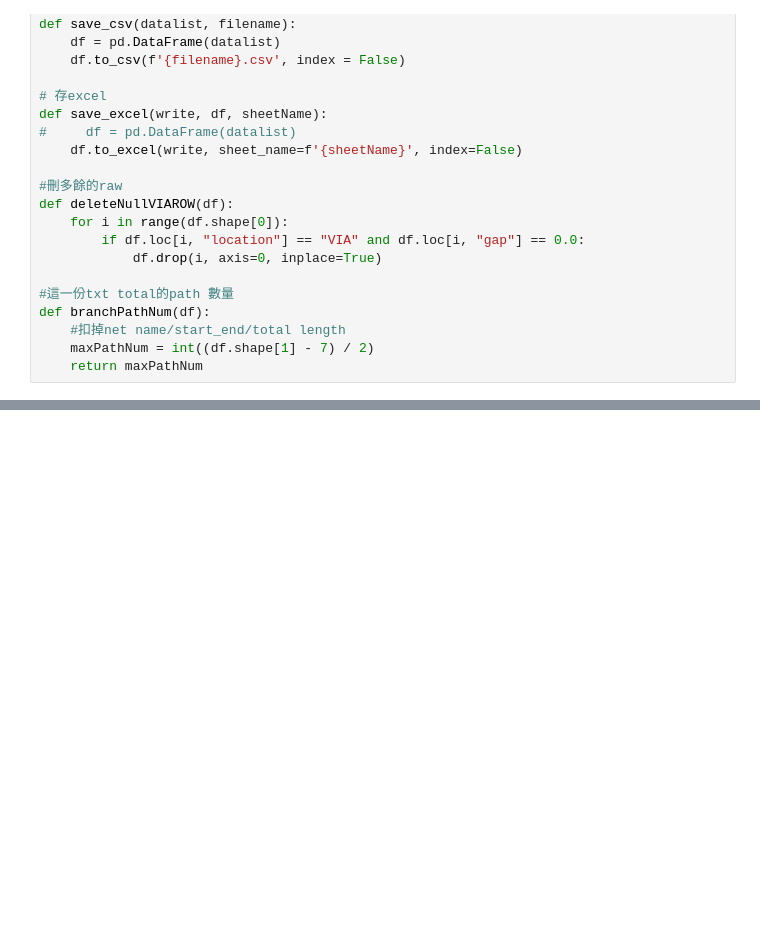
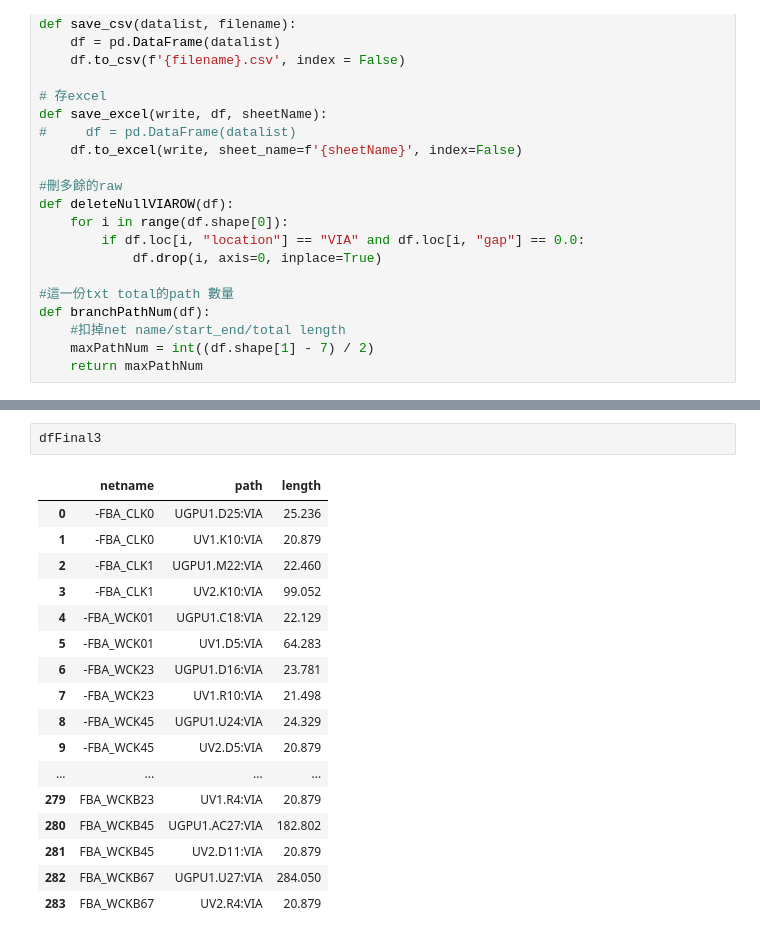
Before and after one commit to aiaisun/HW_TLC, a Jupyter notebook: TLC_vram_20200428.ipynb, the cells around one changed output, grey strips where cells are left out. Cells and saved outputs as stored; diff of their text form; blank space fills up the shorter version.

```diff
--- a/TLC_vram_20200428.ipynb
+++ b/TLC_vram_20200428.ipynb
@@ -296,0 +717,20 @@ step3: 04291.xlsx saved.
+# %%
+dfFinal3
+# %% [output]
+|  | netname | path | length |
+| 0 | -FBA_CLK0 | UGPU1.D25:VIA | 25.236 |
+| 1 | -FBA_CLK0 | UV1.K10:VIA | 20.879 |
+| 2 | -FBA_CLK1 | UGPU1.M22:VIA | 22.460 |
+| 3 | -FBA_CLK1 | UV2.K10:VIA | 99.052 |
+| 4 | -FBA_WCK01 | UGPU1.C18:VIA | 22.129 |
+| 5 | -FBA_WCK01 | UV1.D5:VIA | 64.283 |
+| 6 | -FBA_WCK23 | UGPU1.D16:VIA | 23.781 |
+| 7 | -FBA_WCK23 | UV1.R10:VIA | 21.498 |
+| 8 | -FBA_WCK45 | UGPU1.U24:VIA | 24.329 |
+| 9 | -FBA_WCK45 | UV2.D5:VIA | 20.879 |
+| ... | ... | ... | ... |
+| 279 | FBA_WCKB23 | UV1.R4:VIA | 20.879 |
+| 280 | FBA_WCKB45 | UGPU1.AC27:VIA | 182.802 |
+| 281 | FBA_WCKB45 | UV2.D11:VIA | 20.879 |
+| 282 | FBA_WCKB67 | UGPU1.U27:VIA | 284.050 |
+| 283 | FBA_WCKB67 | UV2.R4:VIA | 20.879 |
```
Also changed, not shown: parts of 13 cells of this notebook, 7 other files.
